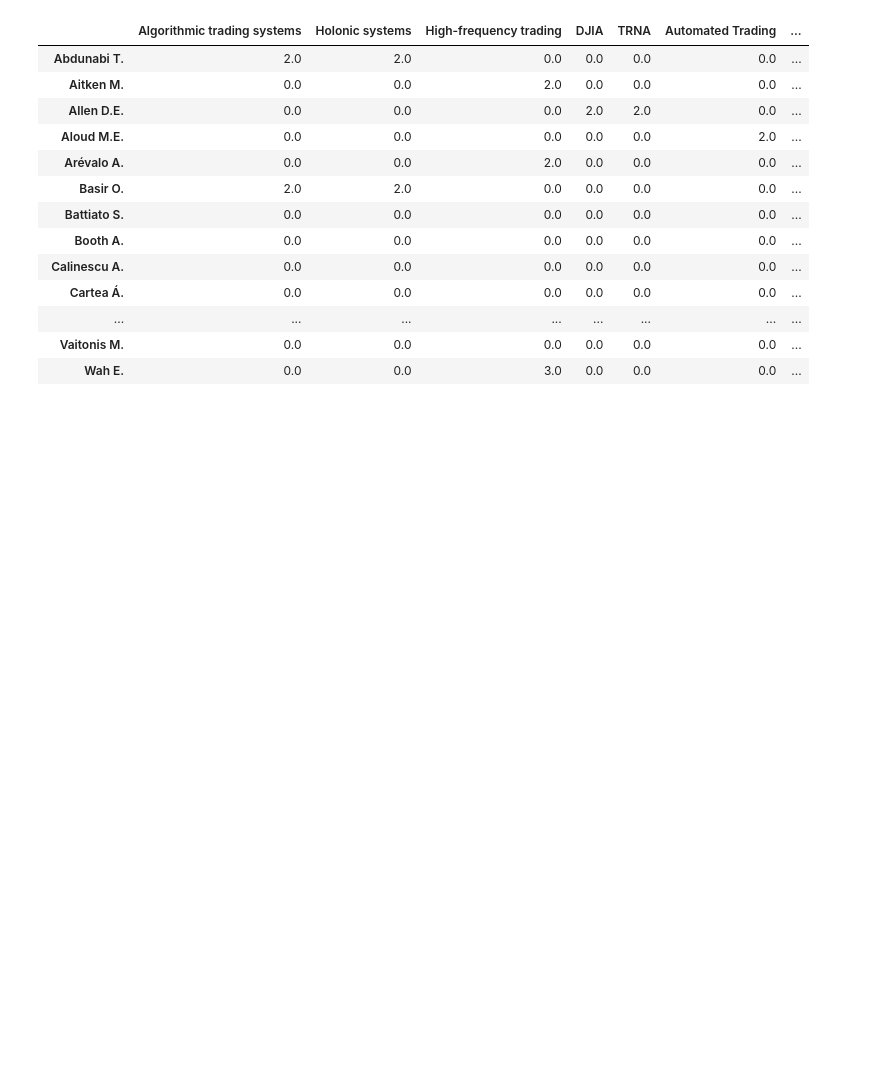
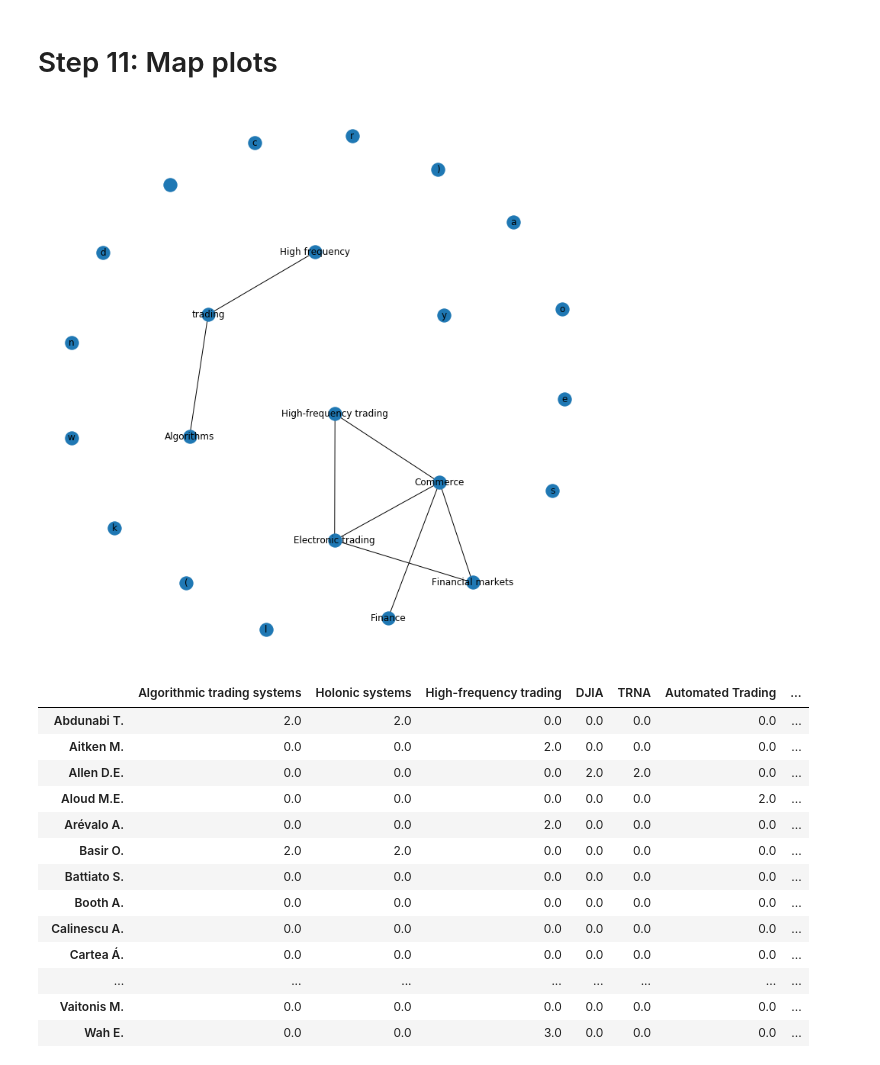
Before and after one commit to jdvelasq/techminer-old-deprecated, a Jupyter notebook: guide/tutorial/12-step-11-network-plots.ipynb, the cells around one changed output. Saved outputs shown, nothing was run; the diff lists cells and outputs as text; code cells hidden in the pictures; blank space fills up the shorter version.

```diff
--- a/guide/tutorial/12-step-11-network-plots.ipynb
+++ b/guide/tutorial/12-step-11-network-plots.ipynb
@@ -1,3 +1,5 @@
+# %% [markdown]
+# Step 11: Map plots
 # %%
 import pandas as pd
 from techminer import RecordsDataFrame
@@ -7,6 +9,73 @@ rdf = RecordsDataFrame(
         'step-06.json',
         orient='records',
         lines=True))
+# %%
+import matplotlib.pyplot as plt
+import networkx as nx
+
+def autocorr_map(x, figsize = (10,10)):
+
+        plt.figure(figsize=figsize)
+
+        #generate network graph
+        graph = nx.Graph()
+        rows = x.columns[0]
+        nodes = list(set(rows))
+        graph.add_nodes_from(nodes)
+
+        for index, r in x.iterrows():
+            row = r[0]
+            col = r[1]
+            val = r[2]
+            if row != col:
+                if abs(val) > 0.4:
+                    graph.add_edge(row, col, weight=abs(val))
+
+
+        #calculate distance between relationated nodes to avoid overlaping
+        path_length = nx.shortest_path_length(graph)
+        distances = pd.DataFrame(index=graph.nodes(), columns=graph.nodes())
+        for row, data in path_length:
+            for col, dist in data.items():
+                distances.loc[row,col] = dist
+        distances = distances.fillna(distances.max().max())
+
+        #layout of graph
+        pos = nx.kamada_kawai_layout(graph, dist=distances.to_dict())
+
+        #weights and colors of the relationships between nodes for edges thickness
+        #weights = dict(((u, v), int(d["weight"])) for u, v, d in graph.edges(data=True))
+        #colors = dict(((u, v), d["color"]) for u, v, d in graph.edges(data=True))
+
+        #Edges weights for plot
+        #max_=max([i for i in weights.values()])
+        #min_=min([i for i in weights.values()])
+        #min_range=1
+        #max_range=5
+        #if max_<=1:
+        #    width = ([(1+x)*2 for x in weights.values()])
+        #else:
+        #    width = ([((((x-min_)/(max_-min_))*(max_range-min_range))+min_range) for x in weights.values()])
+            # width=list(weights.values())
+
+        #node sizes
+        #if not node_size:
+        #    node_sizes = dict(graph.degree())
+        #    node_sizes = ([(x)*10 for key,x in node_sizes.items()])
+        #else:
+        #    node_sizes=node_size
+
+        #visual graph configuration
+        nx.draw(graph, pos, with_labels=True)
+
+
+
+
+autocorr_map(rdf.autocorrelation(
+    term='keywords (cleaned)',
+    sep=';'))
+# %% [output]
+[figure, added]
 # %%
 rdf.term_by_term(
     termA='Authors',
```
Also changed, not shown: 6 other files.
